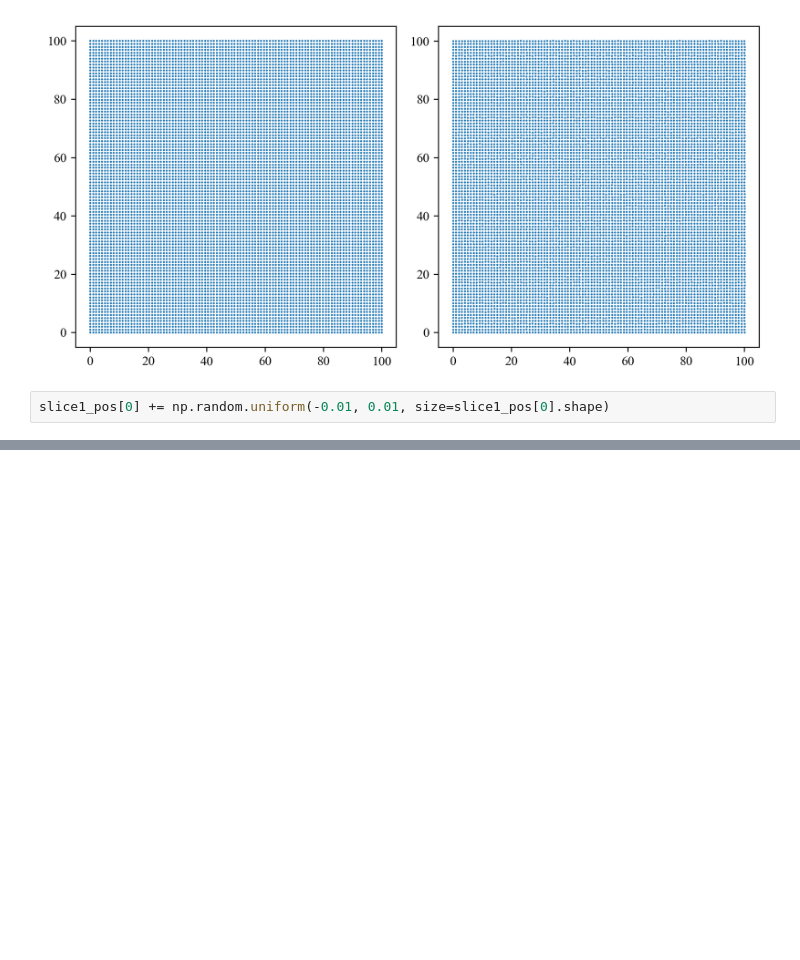
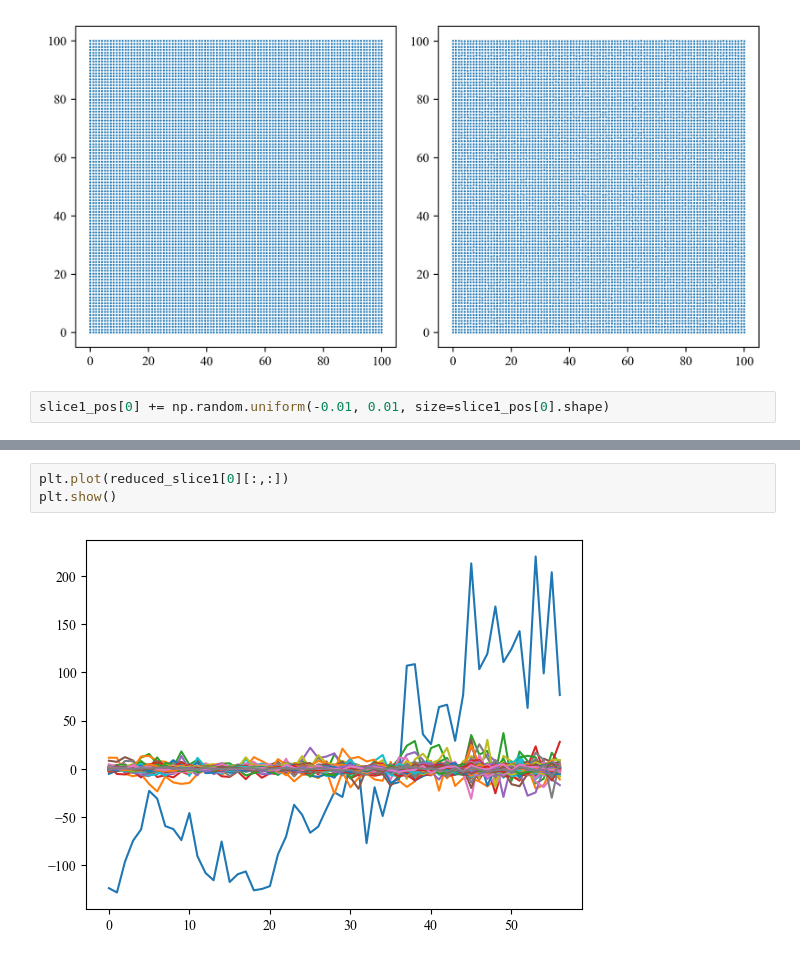
Before and after one commit to Stardust-lf/Transcriptomics, a Jupyter notebook: TestCode/main.ipynb, the cells around one changed output, grey strips where cells are left out. Saved outputs shown, nothing was run; the diff lists cells and outputs as text; blank space fills up the shorter version.

```diff
--- a/TestCode/main.ipynb
+++ b/TestCode/main.ipynb
@@ -161,0 +213,5 @@ slice1_pos[0] += np.random.uniform(-0.01, 0.01, size=slice1_pos[0].shape)
+# %%
+plt.plot(reduced_slice1[0][:,:])
+plt.show()
+# %% [output]
+[figure, added]
```
Also changed, not shown: parts of 18 cells of this notebook, 49 other files.
